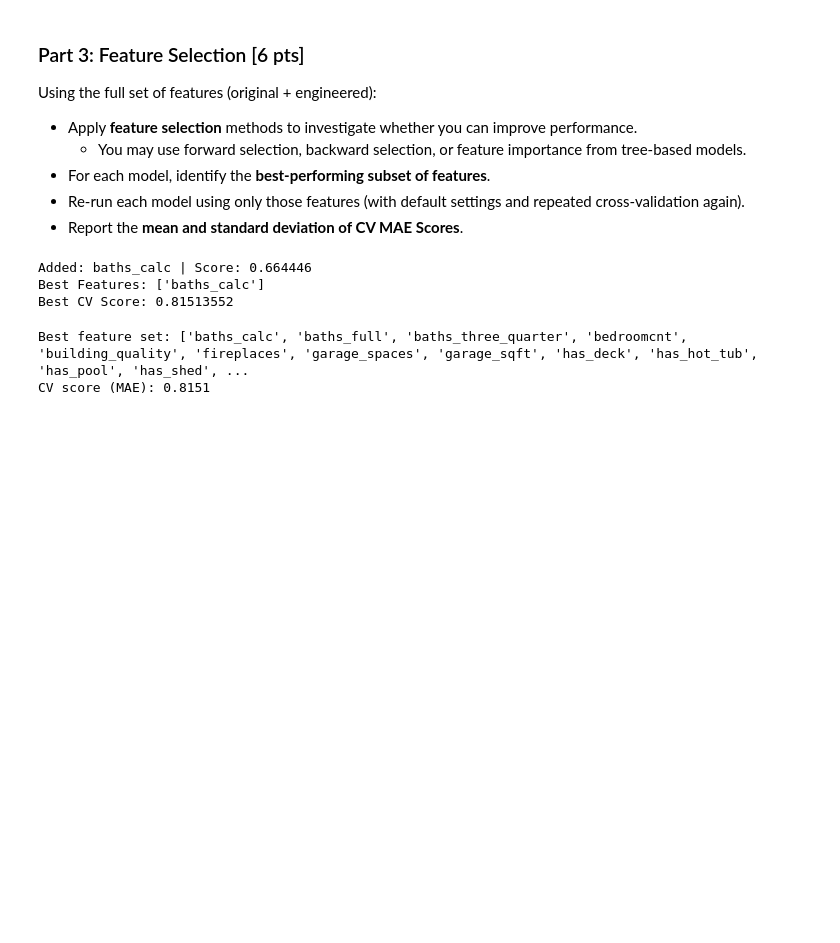
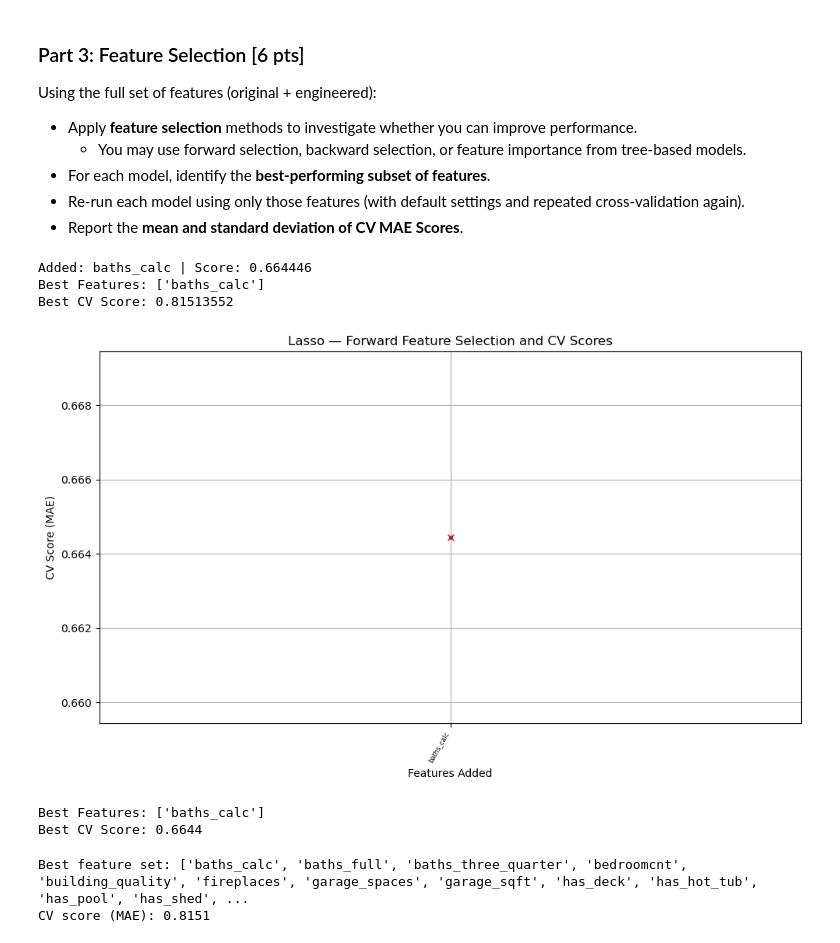
Before and after one commit to kumargaurav-bu-edu/bu_shared_projects, a Jupyter notebook: milestone_2/Milestone_02.ipynb, the cells around one changed output. Drawn from its saved outputs; the diff is of its cells as text; code cells hidden in the pictures; blank space fills up the shorter version.

```diff
--- a/milestone_2/Milestone_02.ipynb
+++ b/milestone_2/Milestone_02.ipynb
@@ -547,6 +547,8 @@ Using the full set of features (original + engineered):
 - For each model, identify the **best-performing subset of features**.
 - Re-run each model using only those features (with default settings and repeated cross-validation again).
 - Report the **mean and standard deviation of CV MAE Scores**.
+# %%
+model_performance_collector = {}
 # %%
 # Forward feature selection function
 # Greedy algorithm: starts with empty set, adds one feature at a time (the one that improves score most).
@@ -678,6 +723,15 @@ print(f"Best CV Score: {best_mae:.8f}")
 Added: baths_calc | Score: 0.664446
 Best Features: ['baths_calc']
 Best CV Score: 0.81513552
+# %%
+# Lasso forward
+plot_selection_curve(selected_features, best_scores, best_forward_features,
+                     best_score, direction="forward", model_name="Lasso",
+                     model_performance_collector=model_performance_collector)
+# %% [output]
+[figure, added]
+Best Features: ['baths_calc']
+Best CV Score: 0.6644
 # %%
 # Model A (Lasso) Backward selection
 # Result: retained all 27 features — confirms L1 regularization already handles selection.
```
Also changed, not shown: parts of 34 cells of this notebook.
